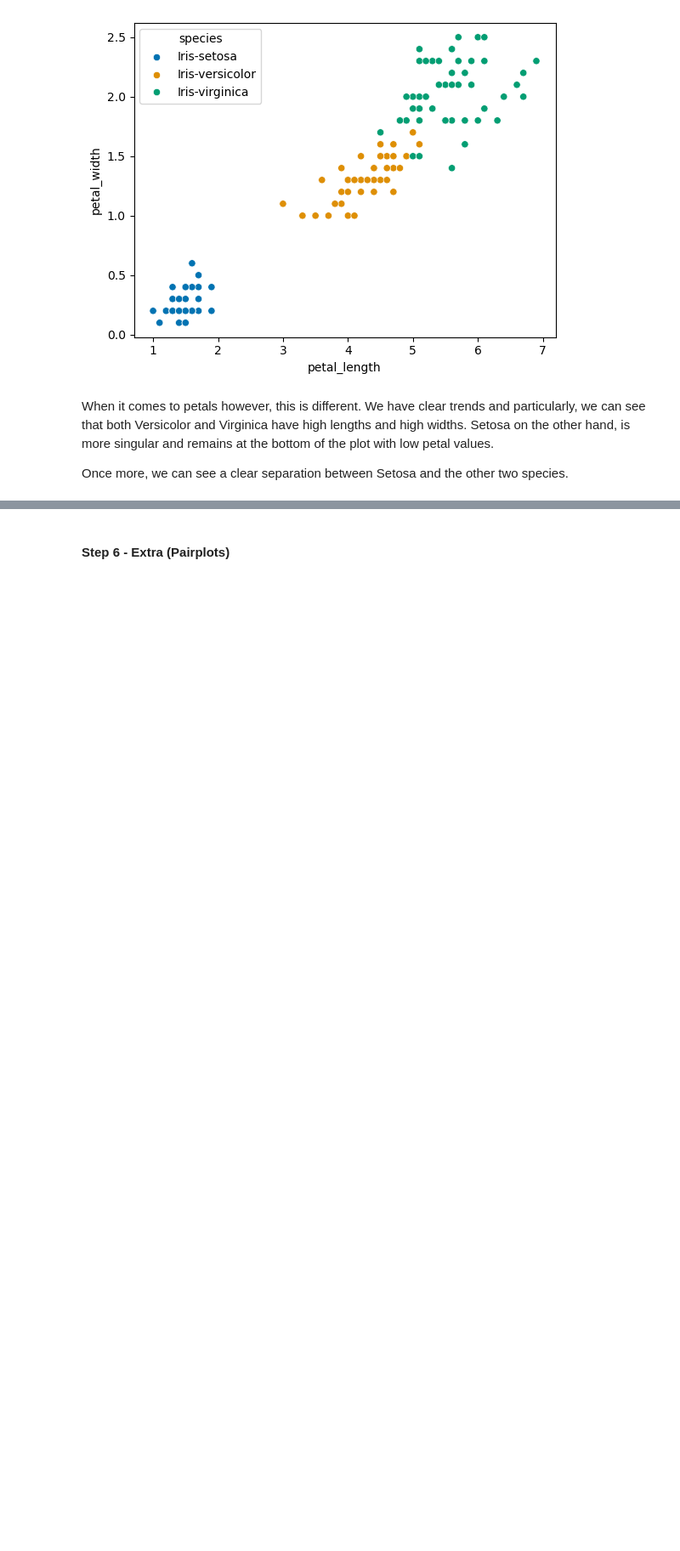
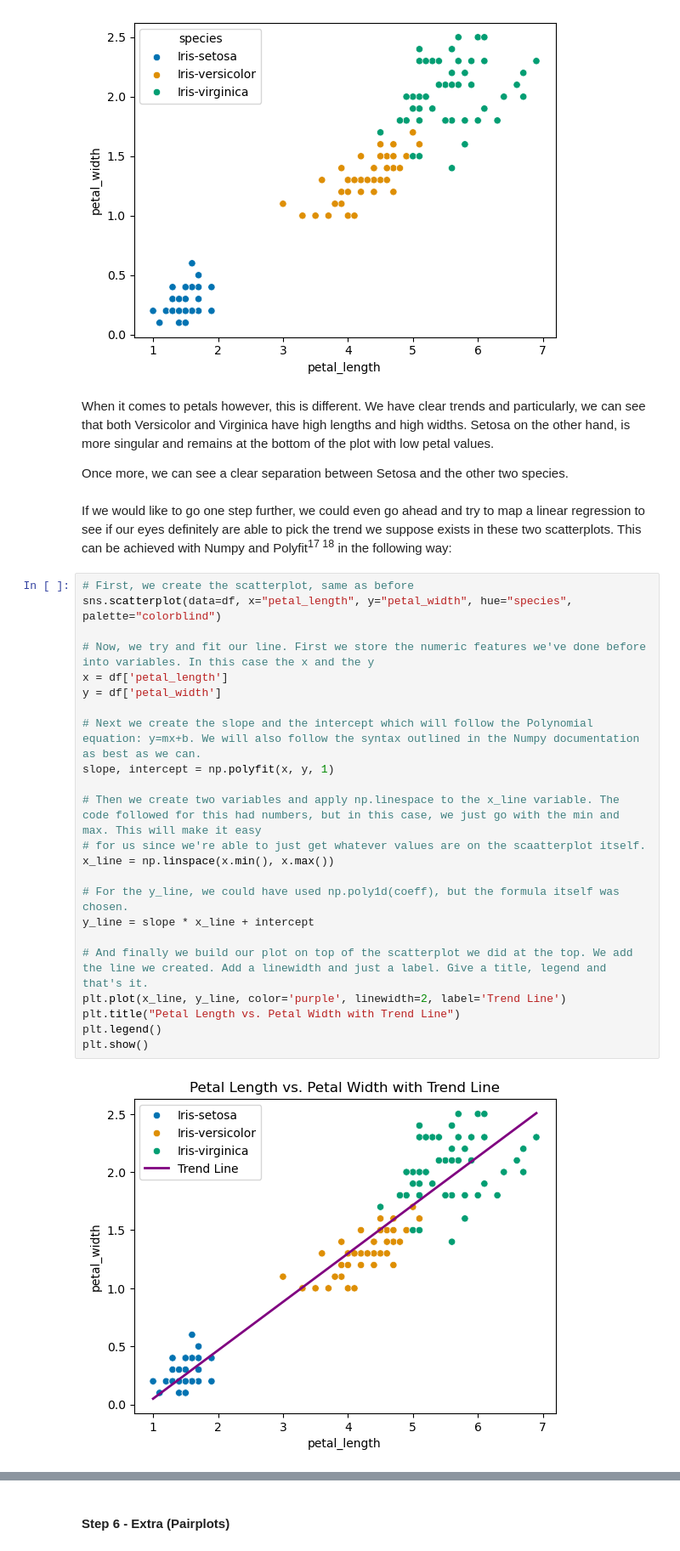
Before and after one commit to LoicBagnoud/pands-project, a Jupyter notebook: iris.ipynb, the cells around one changed output, grey strips where cells are left out. Shown: that part at 85% size. Cells and saved outputs as stored; diff of their text form; blank space fills up the shorter version.

Commit message:
Added Trend Line Scatterplot and troubleshooting

```diff
--- a/iris.ipynb
+++ b/iris.ipynb
@@ -256,3 +256,30 @@ plt.show()
 When it comes to petals however, this is different. We have clear trends and particularly, we can see that both Versicolor and Virginica have high lengths and high widths. Setosa on the other hand, is more singular and remains at the bottom of the plot with low petal values.
 >
 Once more, we can see a clear separation between Setosa and the other two species.
+# %% [markdown]
+If we would like to go one step further, we could even go ahead and try to map a linear regression to see if our eyes definitely are able to pick the trend we suppose exists in these two scatterplots. This can be achieved with Numpy and Polyfit<sup>17 18</sup> in the following way:
+# %%
+# First, we create the scatterplot, same as before
+sns.scatterplot(data=df, x="petal_length", y="petal_width", hue="species", palette="colorblind")
+
+# Now, we try and fit our line. First we store the numeric features we've done before into variables. In this case the x and the y
+x = df['petal_length']
+y = df['petal_width']
+
+# Next we create the slope and the intercept which will follow the Polynomial equation: y=mx+b. We will also follow the syntax outlined in the Numpy documentation as best as we can.
+slope, intercept = np.polyfit(x, y, 1)
+
+# Then we create two variables and apply np.linespace to the x_line variable. The code followed for this had numbers, but in this case, we just go with the min and max. This will make it easy
+# for us since we're able to just get whatever values are on the scaatterplot itself.
+x_line = np.linspace(x.min(), x.max())
+
+# For the y_line, we could have used np.poly1d(coeff), but the formula itself was chosen.
+y_line = slope * x_line + intercept
+
+# And finally we build our plot on top of the scatterplot we did at the top. We add the line we created. Add a linewidth and just a label. Give a title, legend and that's it.
+plt.plot(x_line, y_line, color='purple', linewidth=2, label='Trend Line')
+plt.title("Petal Length vs. Petal Width with Trend Line")
+plt.legend()
+plt.show()
+# %% [output]
+[figure, added]
```
Also changed, not shown: parts of 9 cells of this notebook, 1 other file.
